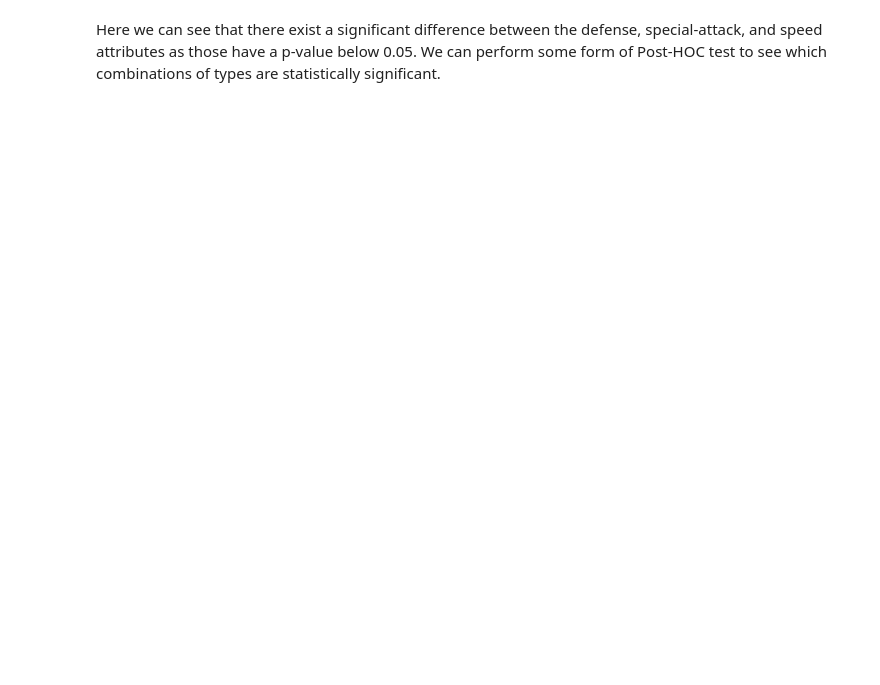
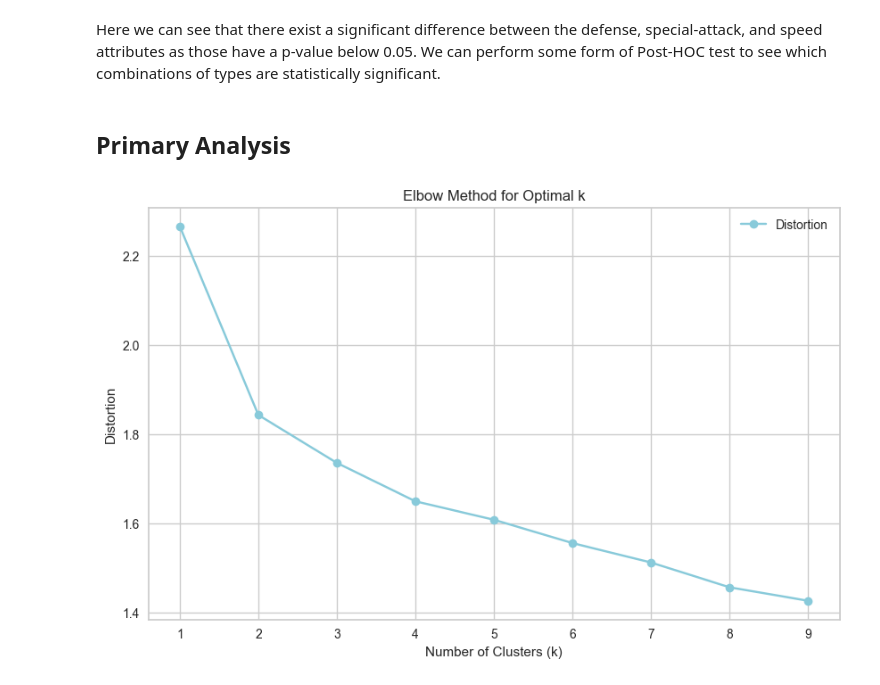
Before and after one commit to Dannypham142/CMSC320-PokeAPI-Final-Project, a Jupyter notebook: PokeAPI_Project.ipynb, the cells around one changed output. Saved outputs shown, nothing was run; the diff lists cells and outputs as text; code cells hidden in the pictures; blank space fills up the shorter version.

Commit message:
added analysis

```diff
--- a/PokeAPI_Project.ipynb
+++ b/PokeAPI_Project.ipynb
@@ -292,2 +298,36 @@ sns.barplot(data=data, x="Features", y="P-Values")
 # %% [markdown]
 Here we can see that there exist a significant difference between the defense, special-attack, and speed attributes as those have a p-value below 0.05. We can perform some form of Post-HOC test to see which combinations of types are statistically significant.
+# %% [markdown]
+## Primary Analysis
+# %%
+seed = 42
+
+# Retrieve stat columns
+X = pokemon_df[["hp", "attack", "defense", "special-attack", "special-defense", "speed"]]
+
+# Standardize data
+scaler = StandardScaler()
+X_scaled = scaler.fit_transform(X)
+
+# Finding optimal K (elbow method)
+distortions = []
+K = range(1, 10)
+
+for k in K:
+    k_means = KMeans(n_clusters=k, random_state=seed, n_init=10) # initialize k means
+    k_means.fit(X_scaled) # fit k means
+
+    # The sum of squared distances of each pt to its centroid of the assigned i-th cluster
+    N = X_scaled.shape[0]
+    distortion = (1/N) * np.sum(np.min(k_means.transform(X_scaled), axis=1))
+    distortions.append(distortion)
+
+plt.figure(figsize=(10,6))
+plt.xlabel("Number of Clusters (k)")
+plt.ylabel("Distortion")
+plt.title("Elbow Method for Optimal k")
+plt.plot(K, distortions, 'co-', label="Distortion")
+plt.legend()
+plt.show()
+# %% [output]
+[figure, added]
```
Also changed, not shown: parts of 11 cells of this notebook.
